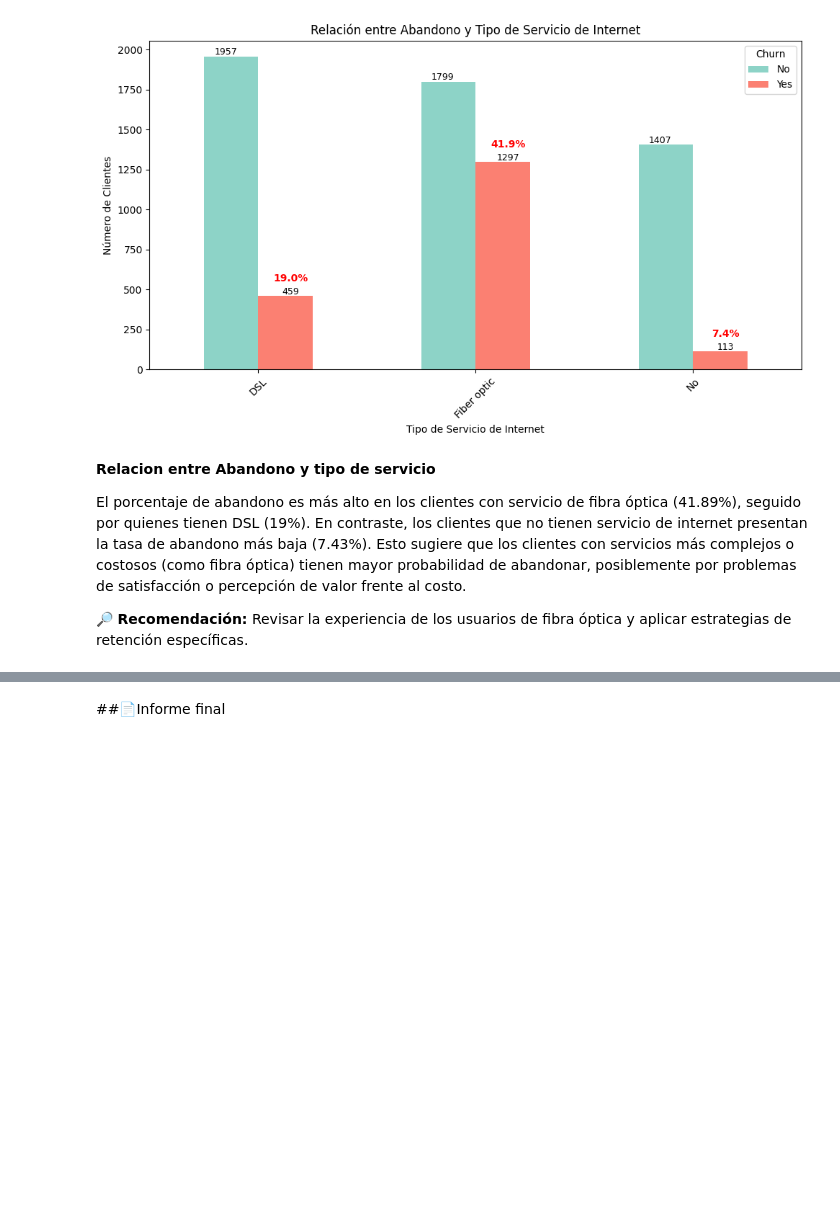
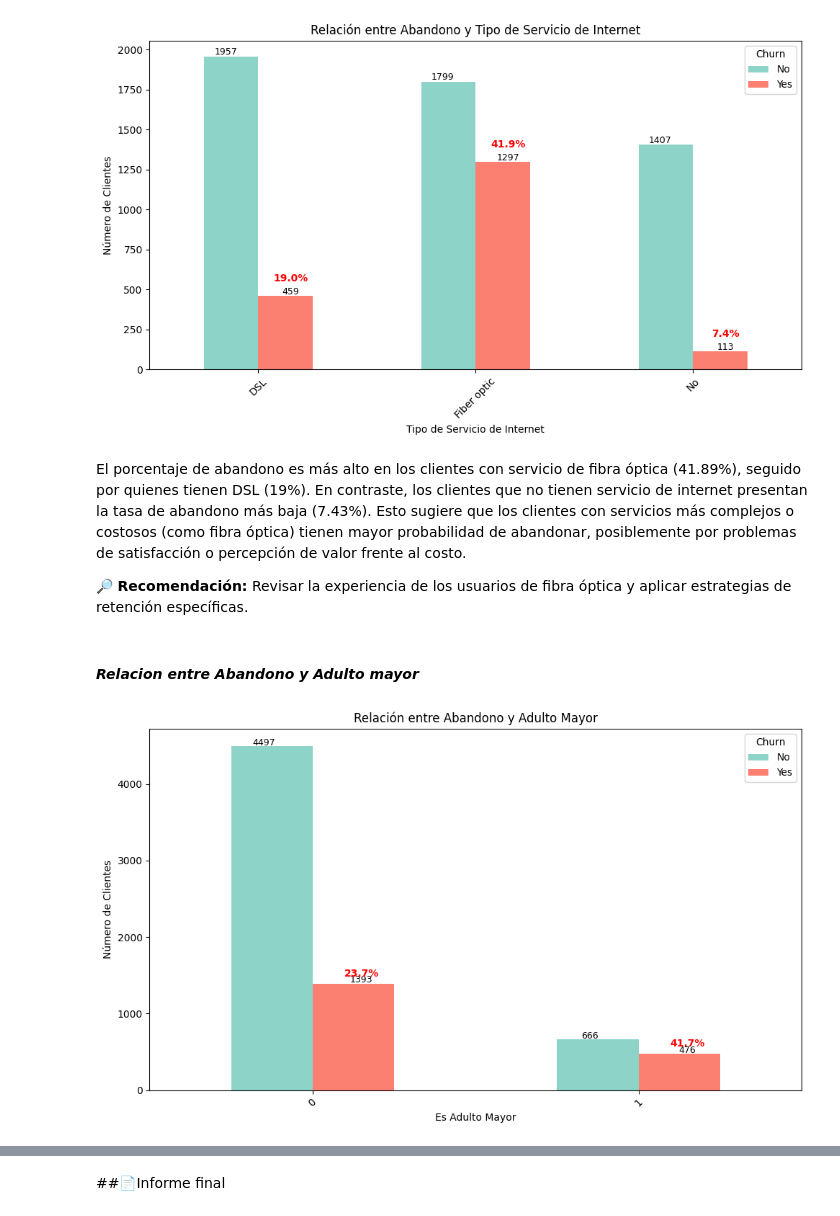
Before and after one commit to JonathanPuertaG/Challenge2-TelecomX, a Jupyter notebook: Challenge_Telecom_X.ipynb, the cells around one changed output, grey strips where cells are left out. Saved outputs shown, nothing was run; the diff lists cells and outputs as text; code cells hidden in the pictures; blank space fills up the shorter version.

```diff
--- a/Challenge_Telecom_X.ipynb
+++ b/Challenge_Telecom_X.ipynb
@@ -370,9 +374,13 @@ graficar_abandono('InternetService', 'Relación entre Abandono y Tipo de Servici
 # %% [output]
 [figure]
 # %% [markdown]
-**Relacion entre Abandono y tipo de servicio**
-
 El porcentaje de abandono es más alto en los clientes con servicio de fibra óptica (41.89%), seguido por quienes tienen DSL (19%). En contraste, los clientes que no tienen servicio de internet presentan la tasa de abandono más baja (7.43%).
 Esto sugiere que los clientes con servicios más complejos o costosos (como fibra óptica) tienen mayor probabilidad de abandonar, posiblemente por problemas de satisfacción o percepción de valor frente al costo.
 
 🔎 **Recomendación:** Revisar la experiencia de los usuarios de fibra óptica y aplicar estrategias de retención específicas.
+# %% [markdown]
+#### ***Relacion entre Abandono y Adulto mayor***
+# %%
+graficar_abandono('SeniorCitizen', 'Relación entre Abandono y Adulto Mayor', 'Es Adulto Mayor')
+# %% [output]
+[figure, added]
```
Also changed, not shown: parts of 7 cells of this notebook.
